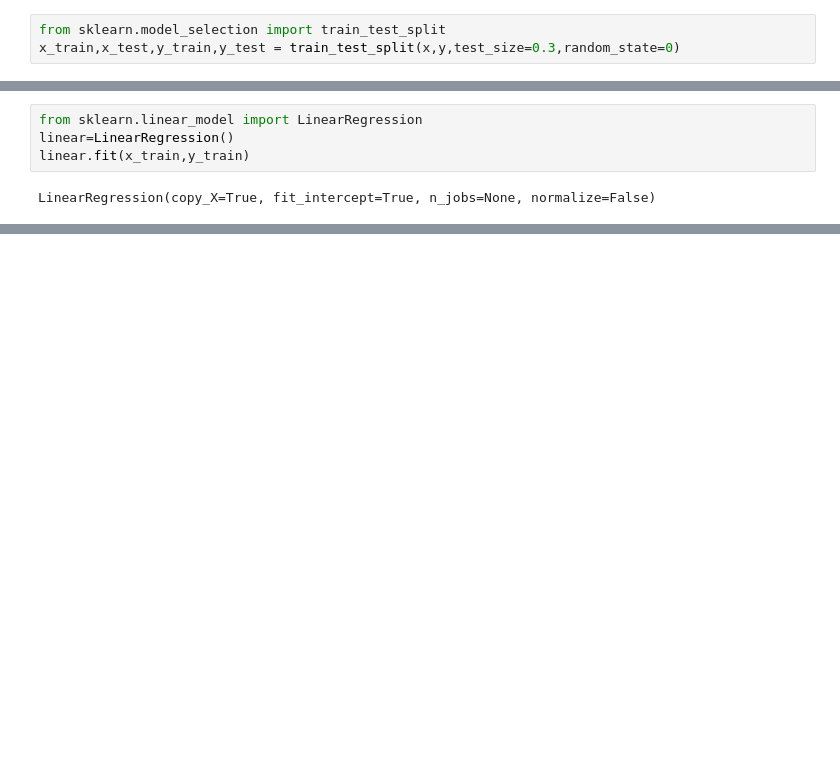
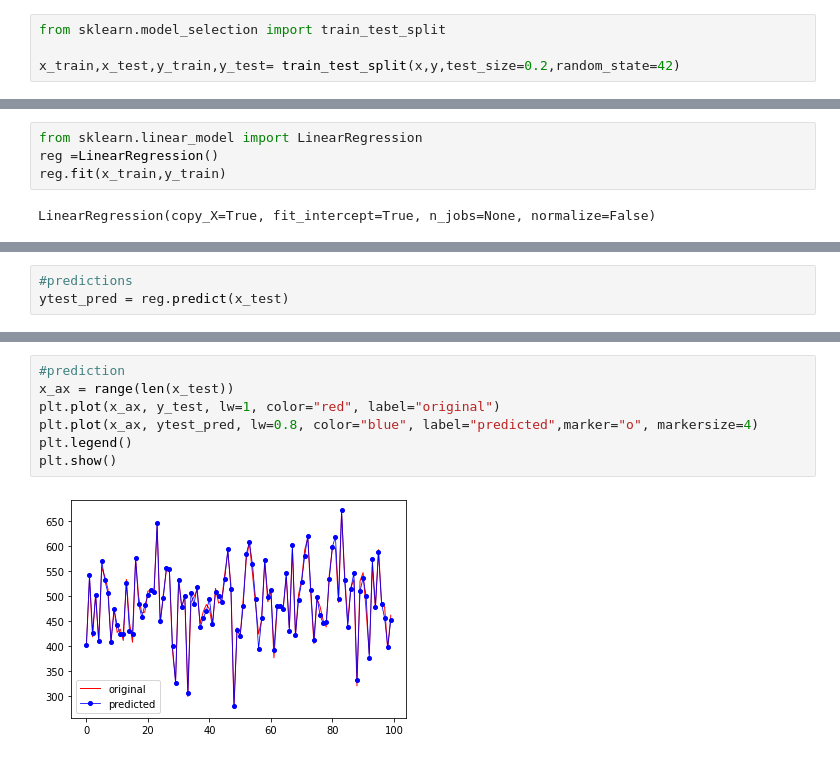
Before and after one commit to AMAN690/Inventoplus_XE_HACK_007, a Jupyter notebook: CustomerSatisfactionPrediction.ipynb, the cells around one changed output, grey strips where cells are left out. Saved outputs shown, nothing was run; the diff lists cells and outputs as text; blank space fills up the shorter version.

```diff
--- a/CustomerSatisfactionPrediction.ipynb
+++ b/CustomerSatisfactionPrediction.ipynb
@@ -166,3 +157,4 @@ splitting dataset to training and testing
 # %%
 from sklearn.model_selection import train_test_split
-x_train,x_test,y_train,y_test = train_test_split(x,y,test_size=0.3,random_state=0)
+
+x_train,x_test,y_train,y_test= train_test_split(x,y,test_size=0.2,random_state=42)
@@ -185,7 +162,7 @@ Y_pred=regressor.predict(x_test)
 Linear regression
 # %%
 from sklearn.linear_model import LinearRegression
-linear=LinearRegression()
-linear.fit(x_train,y_train)
+reg =LinearRegression()
+reg.fit(x_train,y_train)
 # %% [output]
 LinearRegression(copy_X=True, fit_intercept=True, n_jobs=None, normalize=False)
@@ -203,0 +189,3 @@ r2_score(y_test,Y_pred)
+# %%
+#predictions
+ytest_pred = reg.predict(x_test)
@@ -203,0 +206,9 @@ r2_score(y_test,Y_pred)
+# %%
+#prediction
+x_ax = range(len(x_test))
+plt.plot(x_ax, y_test, lw=1, color="red", label="original")
+plt.plot(x_ax, ytest_pred, lw=0.8, color="blue", label="predicted",marker="o", markersize=4)
+plt.legend()
+plt.show()
+# %% [output]
+[figure, added]
```
Also changed, not shown: parts of 22 cells of this notebook.
